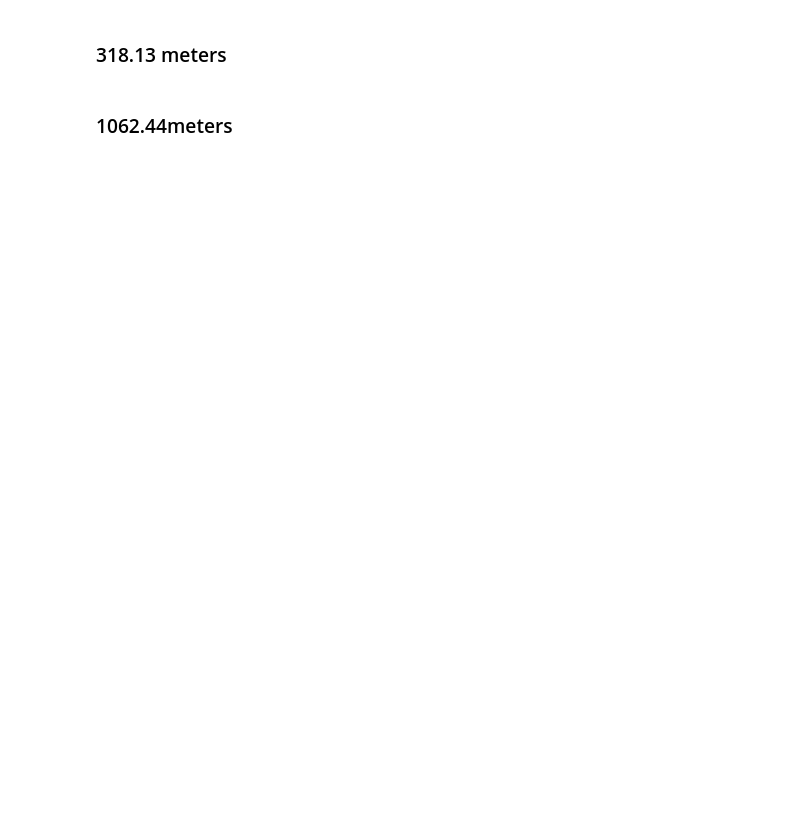
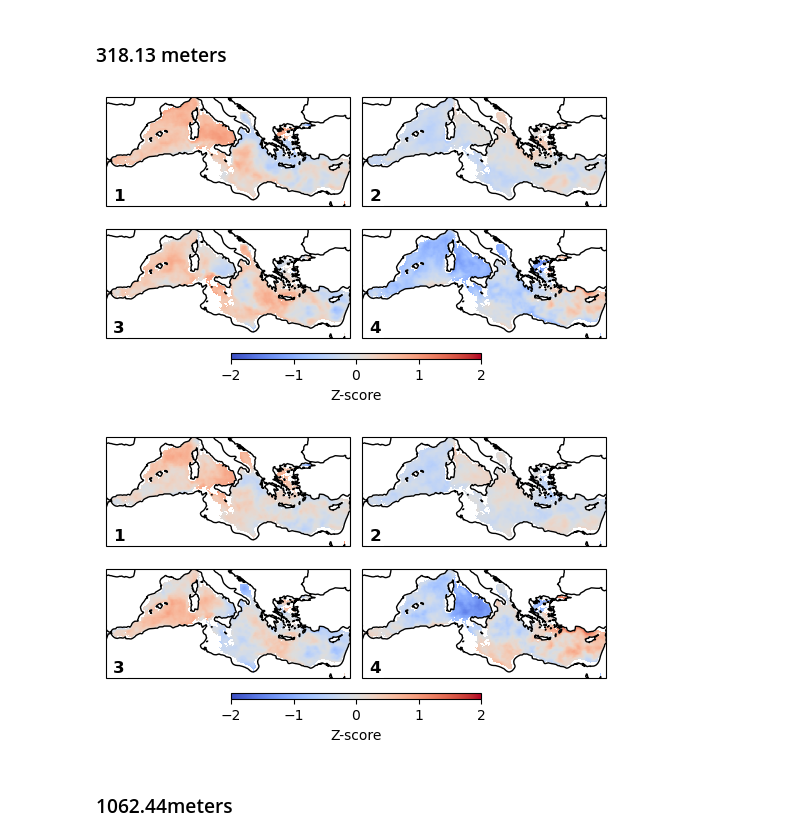
Before and after one commit to BahneTP/medsea-interannual-clustering, a Jupyter notebook: information_filtering/trend_removal/results/kmeans.ipynb, the cells around one changed output. Saved outputs shown, nothing was run; the diff lists cells and outputs as text; code cells hidden in the pictures; blank space fills up the shorter version.

```diff
--- a/information_filtering/trend_removal/results/kmeans.ipynb
+++ b/information_filtering/trend_removal/results/kmeans.ipynb
@@ -126,10 +143,13 @@ helper_functions.plot_average_cluster(z_d50_so, labels_time, -2, 2)
 ### 318.13 meters
 # %%
 z_d300_temp = helper_functions.preprocessing(ds, ["thetao"], [300], "location", True, 1)
-helper_functions.plot_average_cluster(z_d300_temp, labels_time, -2, 2)
+helper_functions.plot_average_cluster(z_d300_temp, labels_time, -2, 2, 2)
 
 z_d300_so = helper_functions.preprocessing(ds, ["so"], [300], "location", True, 1)
-helper_functions.plot_average_cluster(z_d300_so, labels_time, -2, 2)
+helper_functions.plot_average_cluster(z_d300_so, labels_time, -2, 2, 2)
+# %% [output]
+[figure, added]
+[figure, added]
 # %% [markdown]
 ### 1062.44meters
 # %%
```
Also changed, not shown: parts of 12 cells of this notebook, 3 other files.
